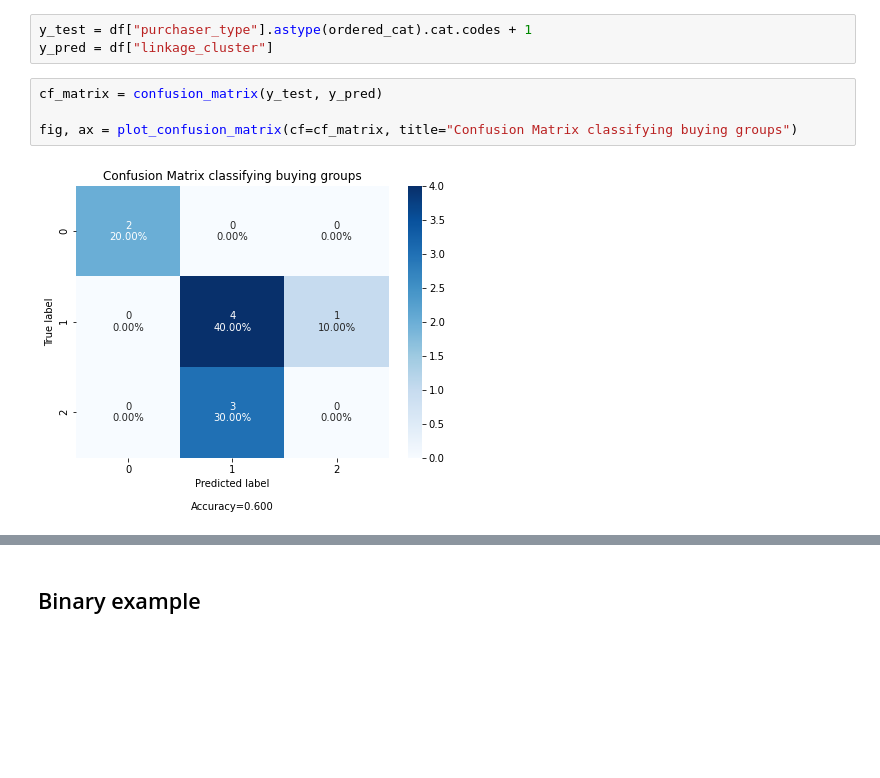
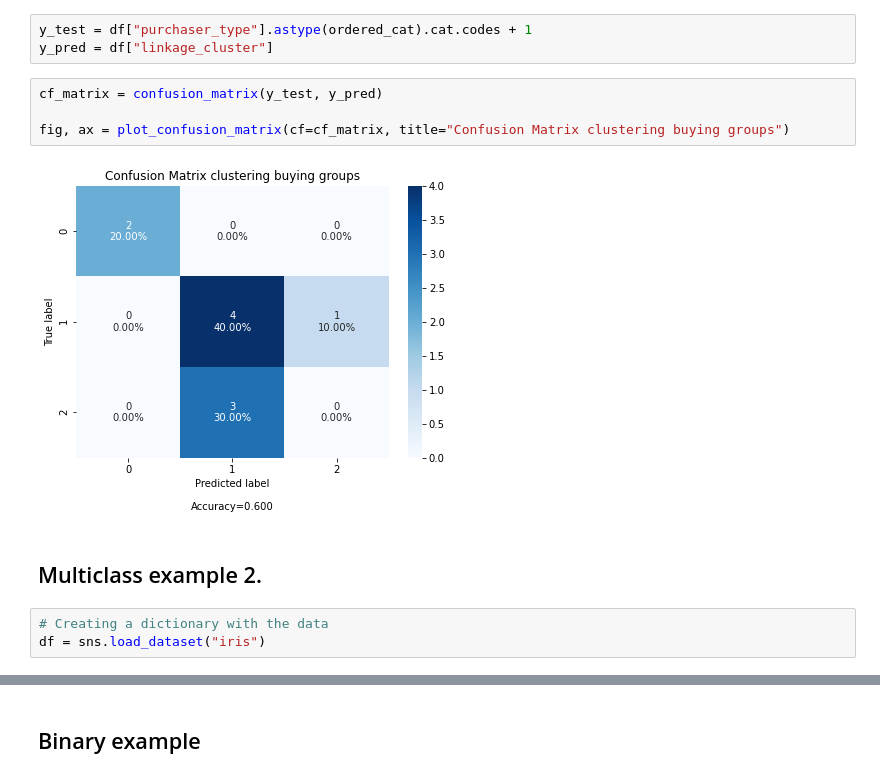
Before and after one commit to jameshtwose/Data-Science, a Jupyter notebook: Machine_learning/gower_clustering.ipynb, the cells around one changed output, grey strips where cells are left out. Drawn from its saved outputs; the diff is of its cells as text; blank space fills up the shorter version.

Commit message:
Adding tSNE to visualize the gower clustering

```diff
--- a/Machine_learning/gower_clustering.ipynb
+++ b/Machine_learning/gower_clustering.ipynb
@@ -110,6 +110,11 @@ y_pred = df["linkage_cluster"]
 # %%
 cf_matrix = confusion_matrix(y_test, y_pred)
 
-fig, ax = plot_confusion_matrix(cf=cf_matrix, title="Confusion Matrix classifying buying groups")
+fig, ax = plot_confusion_matrix(cf=cf_matrix, title="Confusion Matrix clustering buying groups")
 # %% [output]
-[figure, old version]
+[figure, new version]
+# %% [markdown]
+## Multiclass example 2.
+# %%
+# Creating a dictionary with the data
+df = sns.load_dataset("iris")
```
Also changed, not shown: parts of 23 cells of this notebook, 1 other file.
